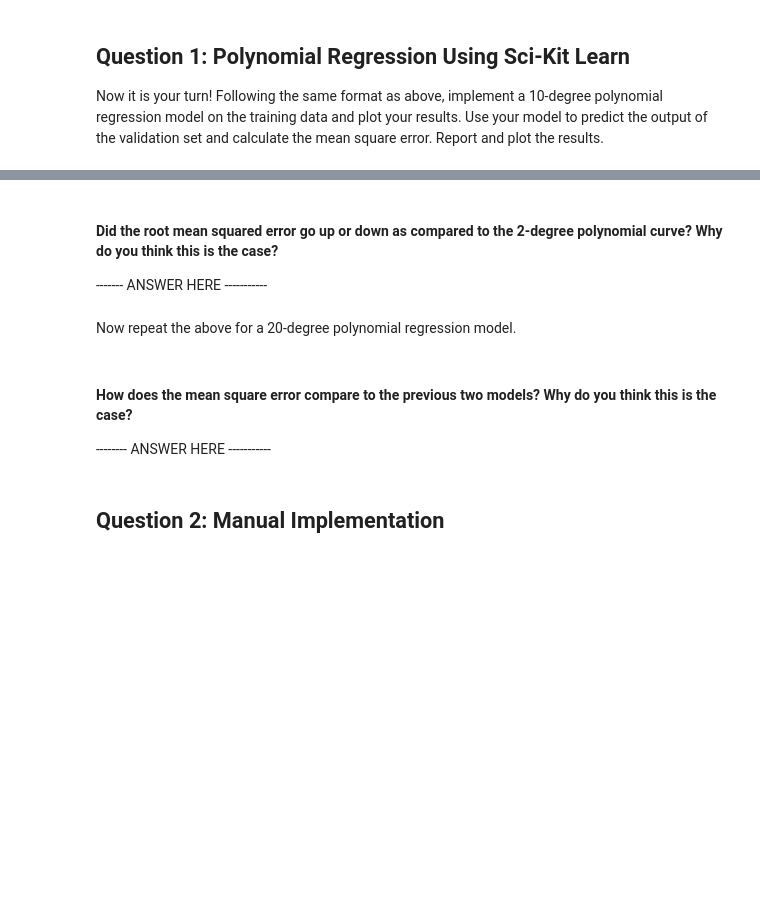
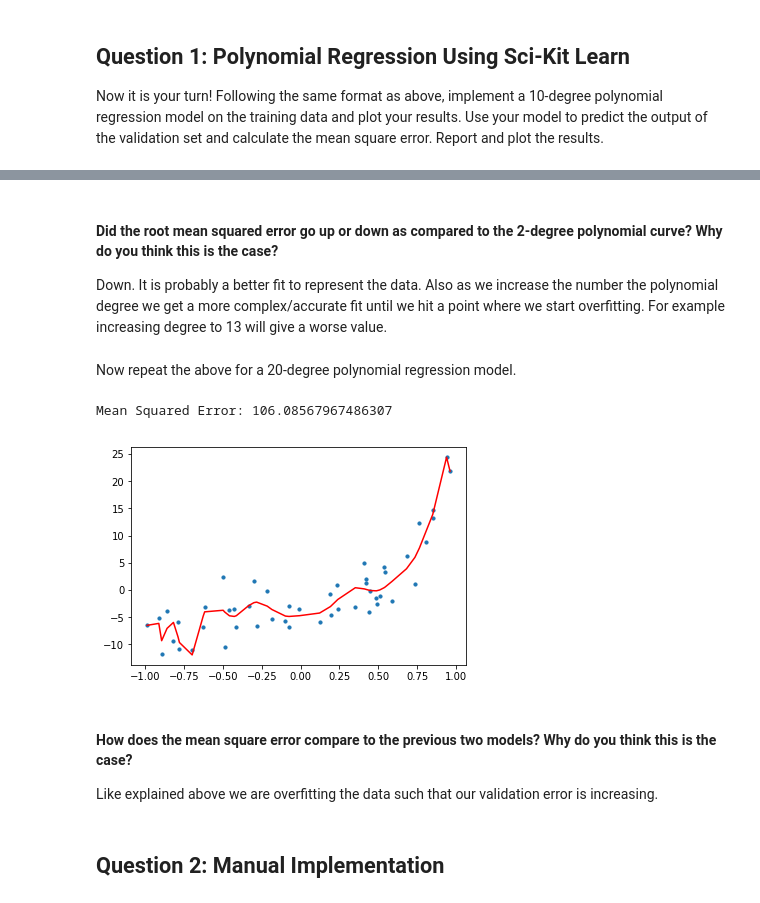
Before and after one commit to McGillAISociety/mais-bootcamp-w2019, a Jupyter notebook: Assignment2/Assignment 2.ipynb, the cells around one changed output, grey strips where cells are left out. Saved outputs shown, nothing was run; the diff lists cells and outputs as text; code cells hidden in the pictures; blank space fills up the shorter version.

```diff
--- a/Assignment2/Assignment 2.ipynb
+++ b/Assignment2/Assignment 2.ipynb
@@ -131,6 +174,5 @@ Now it is your turn! Following the same format as above, implement a 10-degree p
 # %% [markdown]
 #### Did the root mean squared error go up or down as compared to the 2-degree polynomial curve? Why do you think this is the case?
-
-------- ANSWER HERE -----------
+Down. It is probably a better fit to represent the data. Also as we increase the number the polynomial degree we get a more complex/accurate fit until we hit a point where we start overfitting. For example increasing degree to 13 will give a worse value.
 # %% [markdown]
 Now repeat the above for a 20-degree polynomial regression model.
@@ -145,7 +179,13 @@ Now repeat the above for a 20-degree polynomial regression model.
+# %%
+polynomial_features.degree = 20
+fit_and_plot()
+# %% [output]
+Mean Squared Error: 106.08567967486307
+[figure, added]
 # %% [markdown]
 #### How does the mean square error compare to the previous two models? Why do you think this is the case?
 
--------- ANSWER HERE -----------
+Like explained above we are overfitting the data such that our validation error is increasing.
 # %% [markdown]
 ## Question 2: Manual Implementation
 # %% [markdown]
```
Also changed, not shown: parts of 13 cells of this notebook, 1 other file.
